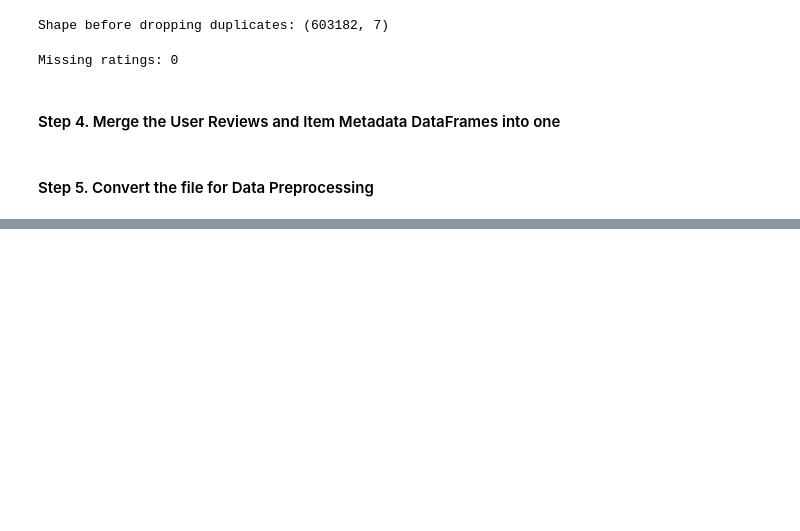
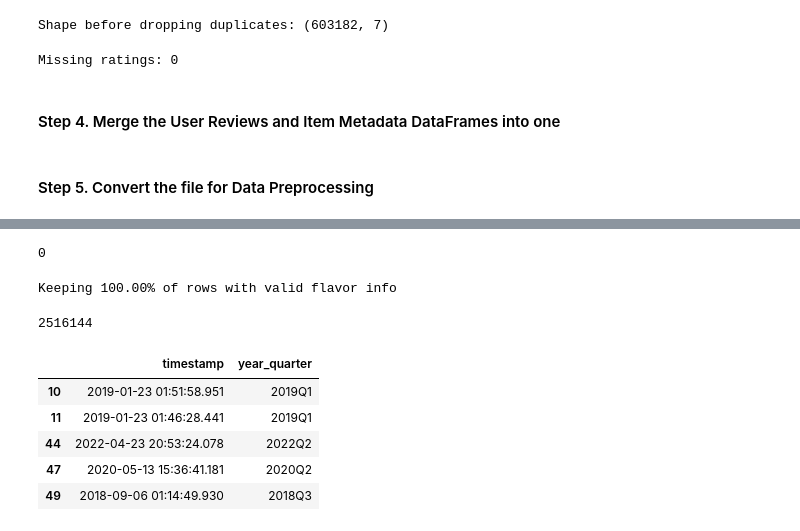
Before and after one commit to Nestle-1A-BTT/flavor-trend-prediction, a Jupyter notebook: Amazon_DataFrame.ipynb, the cells around one changed output, grey strips where cells are left out. Saved outputs shown, nothing was run; the diff lists cells and outputs as text; code cells hidden in the pictures; blank space fills up the shorter version.

```diff
--- a/Amazon_DataFrame.ipynb
+++ b/Amazon_DataFrame.ipynb
@@ -192,0 +279,12 @@ print(f"Exported {total_chunks} parquet chunks")
+# %%
+# Define a list of generic flavor terms to exclude
+generic_flavors = ['Original', 'Assorted', 'Variety', 'Mixed', 'Classic', 'Regular', 'Plain']
+
+df['Flavor'] = df['details'].apply(lambda x: x.get('Flavor') if isinstance(x, dict) and 'Flavor' in x else None)
+
+# Drop rows with generic or missing flavors
+df = df[~df['Flavor'].isin(generic_flavors)]
+df = df.dropna(subset=['Flavor'])
+
+# View flavor and its number of mentions
+df['Flavor'].value_counts().head(10)
@@ -192,0 +304,2 @@ print(f"Exported {total_chunks} parquet chunks")
+# %%
+df = df.dropna(subset=['Flavor'])
@@ -192,0 +326,10 @@ print(f"Exported {total_chunks} parquet chunks")
+# %%
+df['Flavor'].isna().sum()
+# %% [output]
+0
+# %%
+total_rows = len(df)
+flavor_rows = df['Flavor'].notna().sum()
+print(f"Keeping {flavor_rows/total_rows:.2%} of rows with valid flavor info")
+# %% [output]
+Keeping 100.00% of rows with valid flavor info
@@ -192,0 +338,4 @@ print(f"Exported {total_chunks} parquet chunks")
+# %%
+df['Flavor'].notna().sum()
+# %% [output]
+2516144
@@ -192,0 +352,9 @@ print(f"Exported {total_chunks} parquet chunks")
+# %%
+df_top[['timestamp', 'year_quarter']].head()
+# %% [output]
+|  | timestamp | year_quarter |
+| 10 | 2019-01-23 01:51:58.951 | 2019Q1 |
+| 11 | 2019-01-23 01:46:28.441 | 2019Q1 |
+| 44 | 2022-04-23 20:53:24.078 | 2022Q2 |
+| 47 | 2020-05-13 15:36:41.181 | 2020Q2 |
+| 49 | 2018-09-06 01:14:49.930 | 2018Q3 |
```
Also changed, not shown: parts of 24 cells of this notebook.
